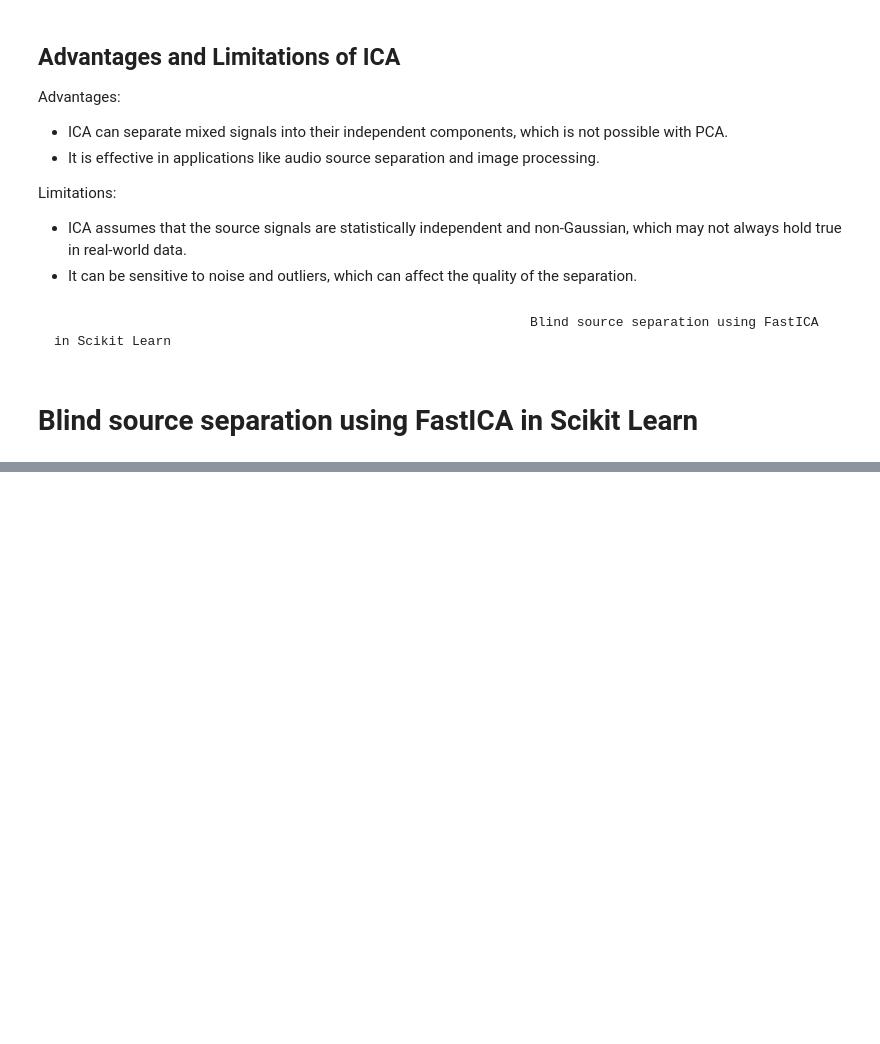
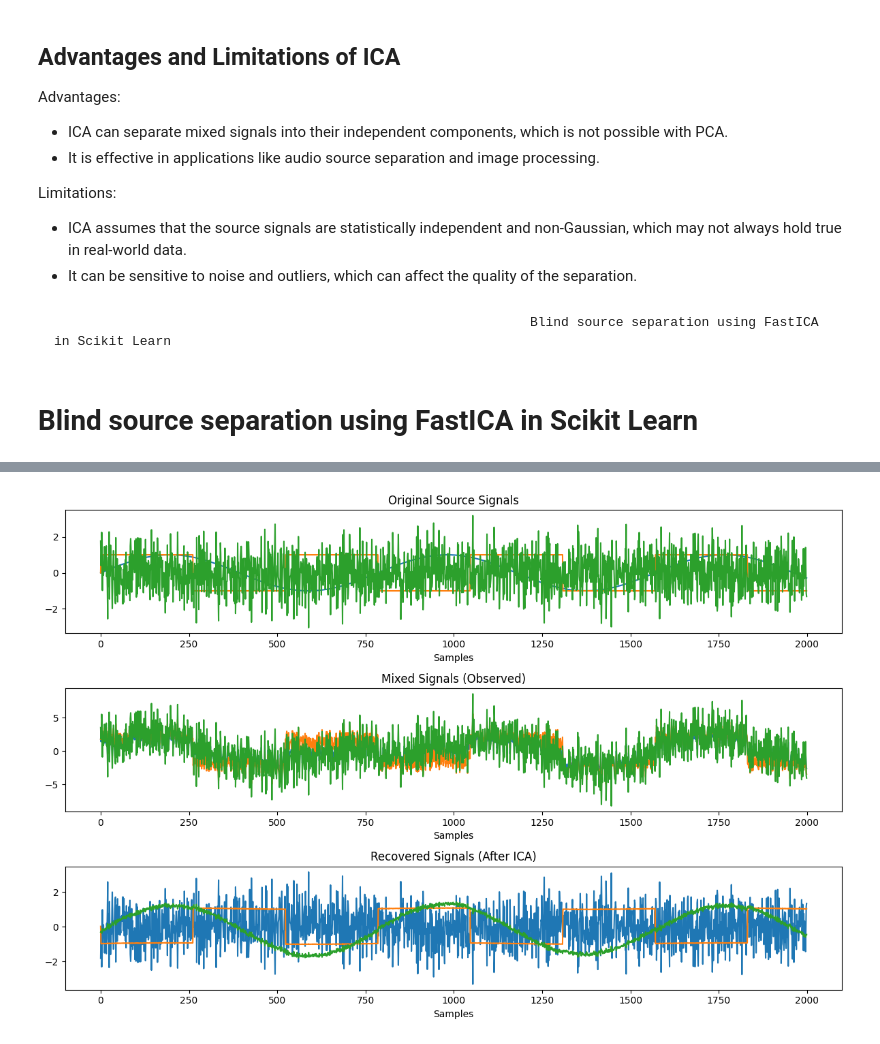
Before and after one commit to itsluckysharma01/Applied-Python-for-AI-ML-DL, a Jupyter notebook: I02_Independent_Component_Analysis-ML.ipynb, the cells around one changed output, grey strips where cells are left out. Drawn from its saved outputs; the diff is of its cells as text; code cells hidden in the pictures; blank space fills up the shorter version.

```diff
--- a/I02_Independent_Component_Analysis-ML.ipynb
+++ b/I02_Independent_Component_Analysis-ML.ipynb
@@ -127,0 +174,50 @@ Limitations:
+# %%
+# Generate Source Signals (Sine, Square, Noise)
+
+np.random.seed(0)
+n_samples = 2000
+time = np.linspace(0, 8, n_samples)
+
+s1 = np.sin(2 * time)
+s2 = np.sign(np.sin(3 * time))
+s3 = np.random.normal(0, 1, n_samples)
+
+S = np.c_[s1, s2, s3]
+
+A = np.array([
+    [1, 1, 1],
+    [0.5, 2, 1.0],
+    [1.5, 1.0, 2.0]
+])
+
+X = np.dot(S, A.T)
+# %%
+#  Apply FastICA to Recover the Signals
+
+ica = FastICA(n_components=3)
+S_estimated = ica.fit_transform(X)
+A_estimated = ica.mixing_
+
+# Plot the Results (Original, Mixed, Recovered)
+
+plt.figure(figsize=(12, 8))
+
+plt.subplot(3, 1, 1)
+plt.title("Original Source Signals")
+plt.plot(S)
+plt.xlabel("Samples")
+
+plt.subplot(3, 1, 2)
+plt.title("Mixed Signals (Observed)")
+plt.plot(X)
+plt.xlabel("Samples")
+
+plt.subplot(3, 1, 3)
+plt.title("Recovered Signals (After ICA)")
+plt.plot(S_estimated)
+plt.xlabel("Samples")
+
+plt.tight_layout()
+plt.show()
+# %% [output]
+[figure, added]
```
Also changed, not shown: parts of 11 cells of this notebook.
